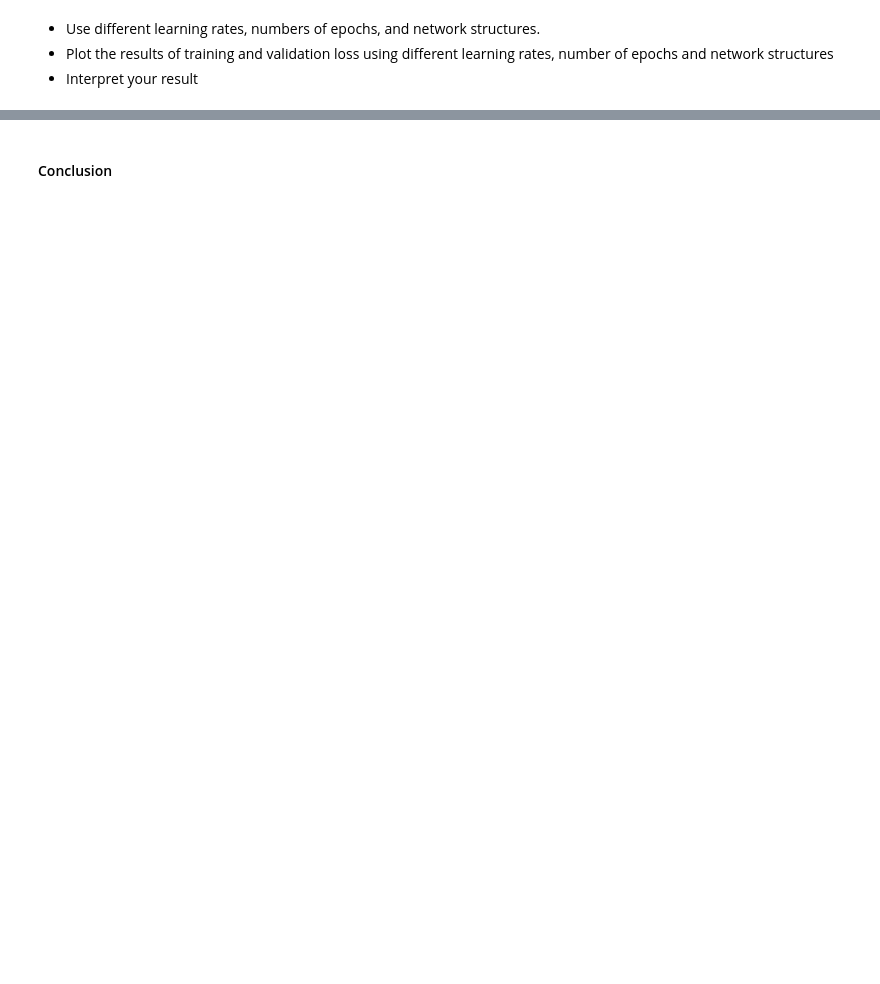
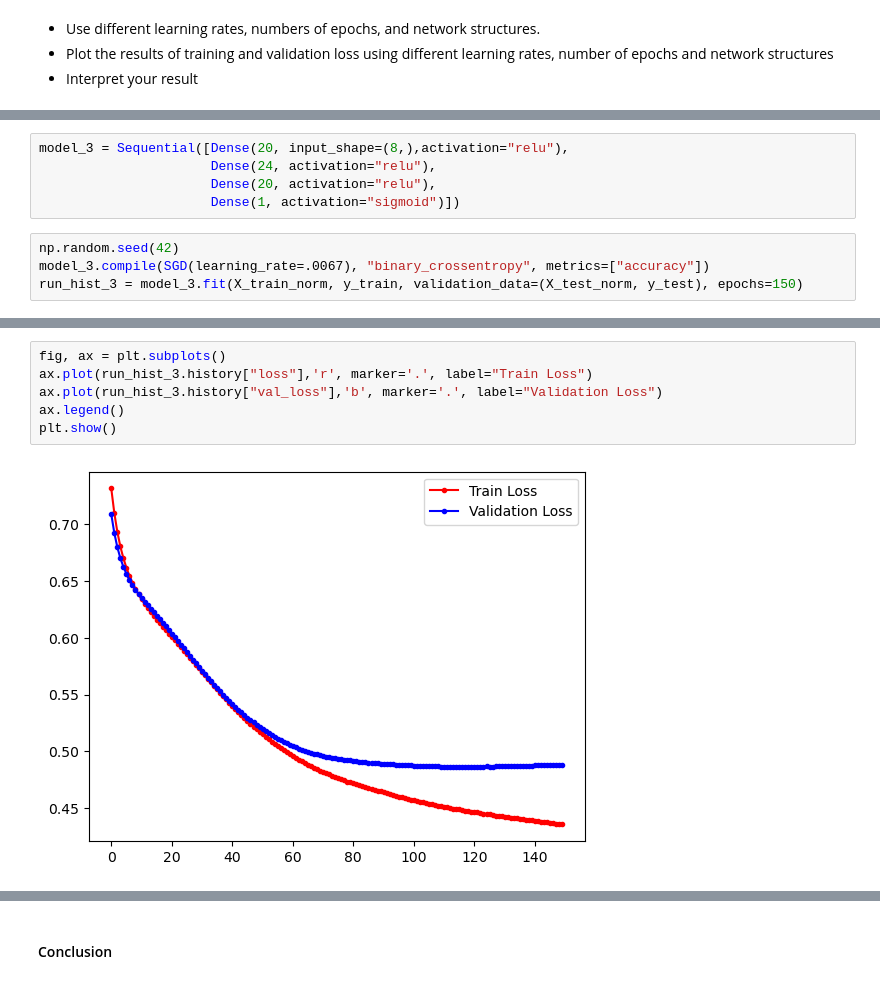
Before and after one commit to AntonPaala/CPE313-CPE31S3, a Jupyter notebook: Hands-on Activity 1.2 - Training Neural Networks.ipynb, the cells around one changed output, grey strips where cells are left out. Saved outputs shown, nothing was run; the diff lists cells and outputs as text; blank space fills up the shorter version.

```diff
--- a/Hands-on Activity 1.2 - Training Neural Networks.ipynb
+++ b/Hands-on Activity 1.2 - Training Neural Networks.ipynb
@@ -320,0 +313,9 @@ run_hist_3 = model_2.fit(X_train_norm, y_train, validation_data=(X_test_norm, y_
+# %%
+model_3 = Sequential([Dense(20, input_shape=(8,),activation="relu"),
+                      Dense(24, activation="relu"),
+                      Dense(20, activation="relu"),
+                      Dense(1, activation="sigmoid")])
+# %%
+np.random.seed(42)
+model_3.compile(SGD(learning_rate=.0067), "binary_crossentropy", metrics=["accuracy"])
+run_hist_3 = model_3.fit(X_train_norm, y_train, validation_data=(X_test_norm, y_test), epochs=150)
@@ -320,0 +340,8 @@ run_hist_3 = model_2.fit(X_train_norm, y_train, validation_data=(X_test_norm, y_
+# %%
+fig, ax = plt.subplots()
+ax.plot(run_hist_3.history["loss"],'r', marker='.', label="Train Loss")
+ax.plot(run_hist_3.history["val_loss"],'b', marker='.', label="Validation Loss")
+ax.legend()
+plt.show()
+# %% [output]
+[figure, added]
```
Also changed, not shown: parts of 18 cells of this notebook.
